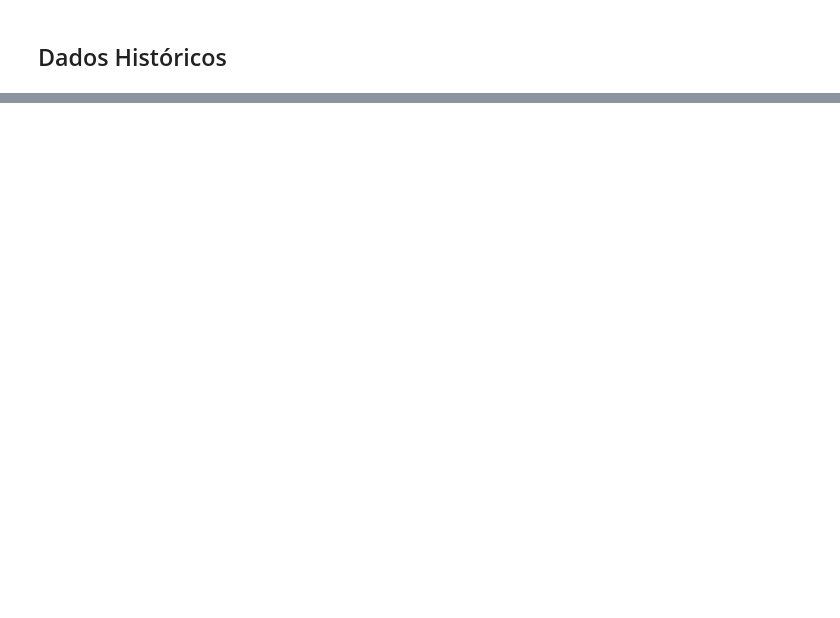
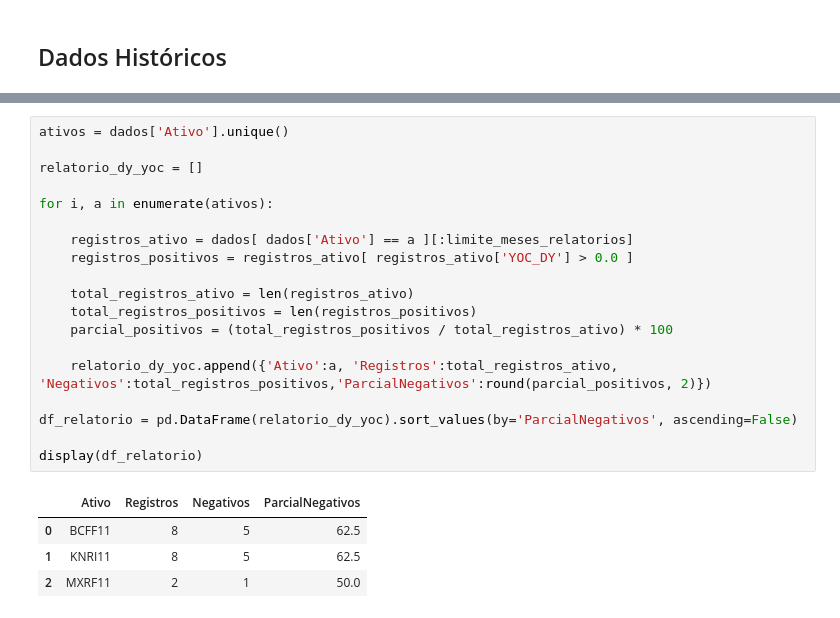
Before and after one commit to devBino/analise_dados_cases, a Jupyter notebook: analise_dividendos/dividendos_historicos_analise.ipynb, the cells around one changed output, grey strips where cells are left out. Cells and saved outputs as stored; diff of their text form; blank space fills up the shorter version.

```diff
--- a/analise_dividendos/dividendos_historicos_analise.ipynb
+++ b/analise_dividendos/dividendos_historicos_analise.ipynb
@@ -34,0 +92,24 @@ display(recebido_por_ativo)
+# %%
+ativos = dados['Ativo'].unique()
+
+relatorio_dy_yoc = []
+
+for i, a in enumerate(ativos):
+
+    registros_ativo = dados[ dados['Ativo'] == a ][:limite_meses_relatorios]
+    registros_positivos = registros_ativo[ registros_ativo['YOC_DY'] > 0.0 ]
+
+    total_registros_ativo = len(registros_ativo)
+    total_registros_positivos = len(registros_positivos)
+    parcial_positivos = (total_registros_positivos / total_registros_ativo) * 100
+
+    relatorio_dy_yoc.append({'Ativo':a, 'Registros':total_registros_ativo, 'Negativos':total_registros_positivos,'ParcialNegativos':round(parcial_positivos, 2)})
+
+df_relatorio = pd.DataFrame(relatorio_dy_yoc).sort_values(by='ParcialNegativos', ascending=False)
+
+display(df_relatorio)
+# %% [output]
+|  | Ativo | Registros | Negativos | ParcialNegativos |
+| 0 | BCFF11 | 8 | 5 | 62.5 |
+| 1 | KNRI11 | 8 | 5 | 62.5 |
+| 2 | MXRF11 | 2 | 1 | 50.0 |
```
Also changed, not shown: parts of 18 cells of this notebook, 1 other file.
